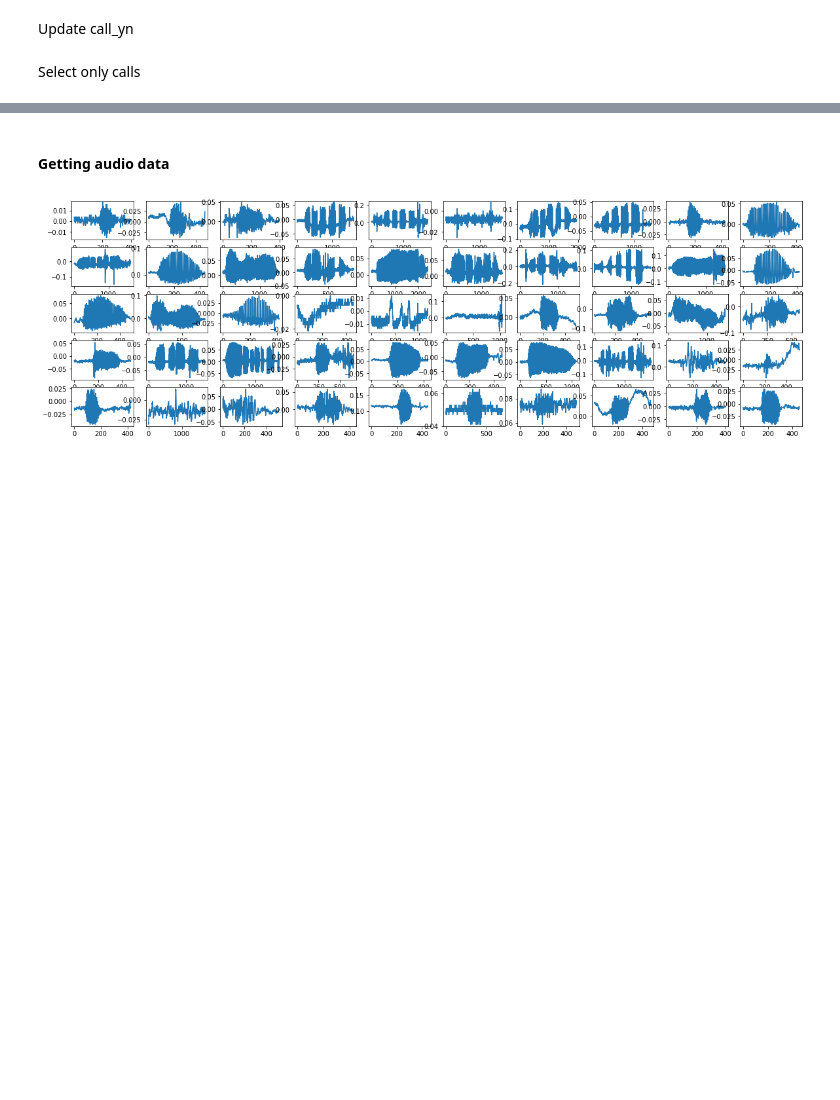
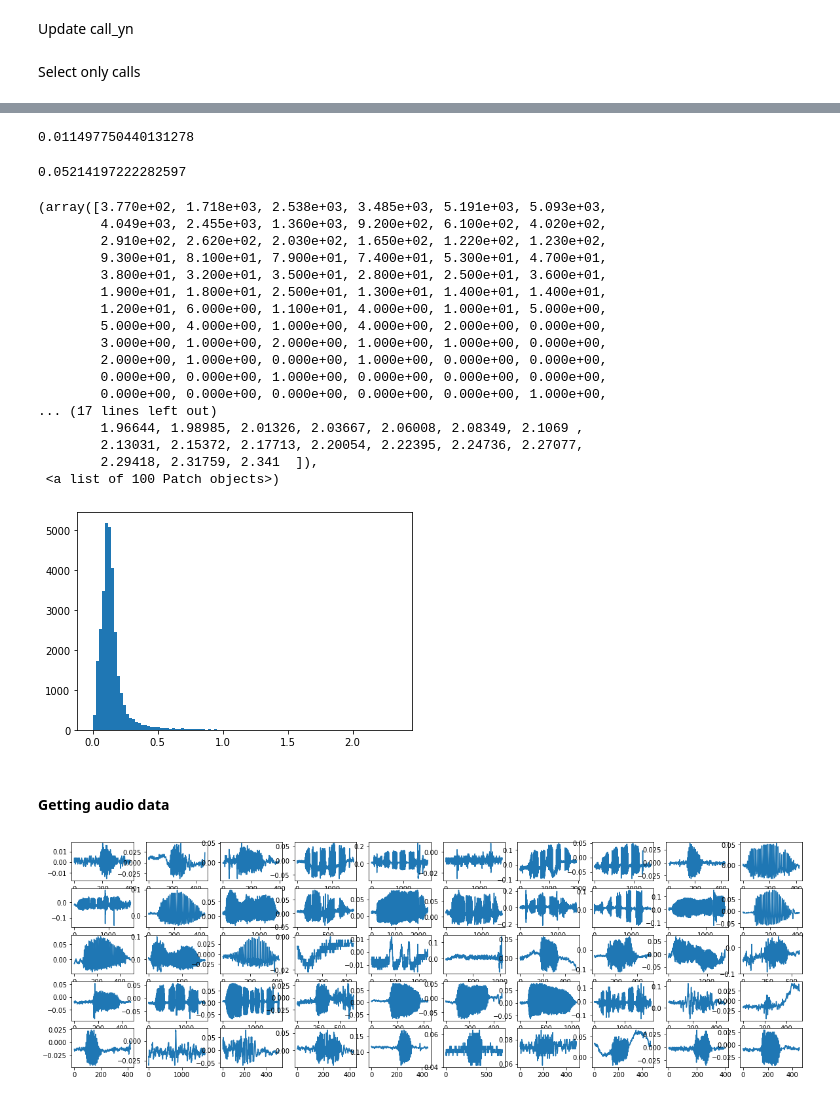
Before and after one commit to marathomas/meerkat, a Jupyter notebook: meerkat_preprocessing.ipynb, the cells around one changed output, grey strips where cells are left out. Drawn from its saved outputs; the diff is of its cells as text; code cells hidden in the pictures; blank space fills up the shorter version.

```diff
--- a/meerkat_preprocessing.ipynb
+++ b/meerkat_preprocessing.ipynb
@@ -575,3 +593,32 @@ spec_df.shape
+# %%
+spec_df[spec_df['duration_s']>MAX_DURATION].shape[0]/df.shape[0] # % of calls > 0.5s --> 1.1 %
+# %% [output]
+0.011497750440131278
+# %%
+spec_df[spec_df['duration_s']<MIN_DURATION].shape[0]/df.shape[0] # % of calls < 0.05s --> 5.2 %
+# %% [output]
+0.05214197222282597
+# %%
+plt.hist(spec_df.duration_s.values, bins=100)
+# %% [output]
+(array([3.770e+02, 1.718e+03, 2.538e+03, 3.485e+03, 5.191e+03, 5.093e+03,
+        4.049e+03, 2.455e+03, 1.360e+03, 9.200e+02, 6.100e+02, 4.020e+02,
+        2.910e+02, 2.620e+02, 2.030e+02, 1.650e+02, 1.220e+02, 1.230e+02,
+        9.300e+01, 8.100e+01, 7.900e+01, 7.400e+01, 5.300e+01, 4.700e+01,
+        3.800e+01, 3.200e+01, 3.500e+01, 2.800e+01, 2.500e+01, 3.600e+01,
+        1.900e+01, 1.800e+01, 2.500e+01, 1.300e+01, 1.400e+01, 1.400e+01,
+        1.200e+01, 6.000e+00, 1.100e+01, 4.000e+00, 1.000e+01, 5.000e+00,
+        5.000e+00, 4.000e+00, 1.000e+00, 4.000e+00, 2.000e+00, 0.000e+00,
+        3.000e+00, 1.000e+00, 2.000e+00, 1.000e+00, 1.000e+00, 0.000e+00,
+        2.000e+00, 1.000e+00, 0.000e+00, 1.000e+00, 0.000e+00, 0.000e+00,
+        0.000e+00, 0.000e+00, 1.000e+00, 0.000e+00, 0.000e+00, 0.000e+00,
+        0.000e+00, 0.000e+00, 0.000e+00, 0.000e+00, 0.000e+00, 1.000e+00,
+... (17 lines left out)
+        1.96644, 1.98985, 2.01326, 2.03667, 2.06008, 2.08349, 2.1069 ,
+        2.13031, 2.15372, 2.17713, 2.20054, 2.22395, 2.24736, 2.27077,
+        2.29418, 2.31759, 2.341  ]),
+ <a list of 100 Patch objects>)
+[figure, added]
 # %%
 spec_df.index = list(range(0,spec_df.shape[0]))
 # %% [markdown]
```
Also changed, not shown: parts of 19 cells of this notebook.
